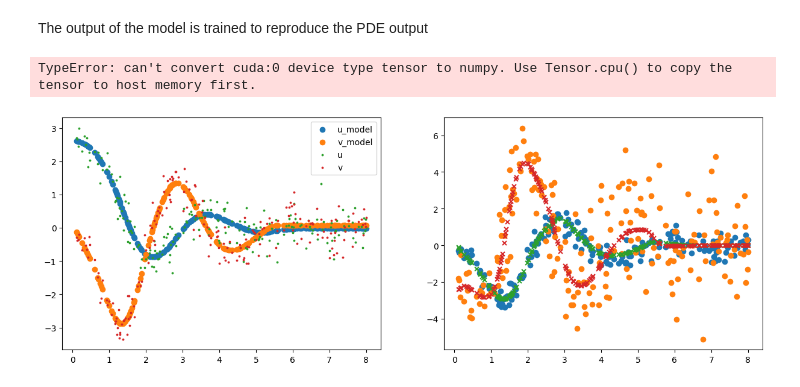
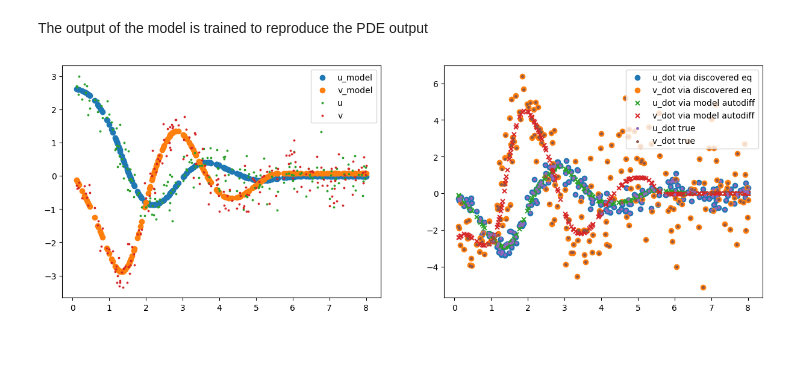
Before and after one commit to cat-on-tree/DeePyMoD, a Jupyter notebook: examples/ODE_2DOF_sparsity.ipynb, the cells around one changed output. Cells and saved outputs as stored; diff of their text form; code cells hidden in the pictures; blank space fills up the shorter version.

```diff
--- a/examples/ODE_2DOF_sparsity.ipynb
+++ b/examples/ODE_2DOF_sparsity.ipynb
@@ -396,6 +396,8 @@ v_t = ['-1.01307*v' '-4.99063*sin(u)']
 # %% [markdown]
 The output of the model is trained to reproduce the PDE output
 # %%
+coords_cpu = dataset.coords.detach().cpu().numpy()
+
 def dU_dt_estimate(U):
     TH = [1, U[0], U[1], np.cos(U[0]), np.sin(U[0])]
     output = []
@@ -404,57 +406,54 @@ def dU_dt_estimate(U):
     ):
         coeffs = coeff_vector.detach().cpu().numpy().squeeze()
         output.append(np.sum(sparse.detach().cpu().numpy() * coeffs * TH))
-    # Here U is a vector such that u=U[0] and v=U[1]. This function should return [u', v']
     return output
 
-coords = dataset.coords.detach().cpu().numpy()
 fig, axs = plt.subplots(1, 2, figsize=(15, 5))
 
 # subfigure 1
 axs[0].scatter(
-    coords,
+    coords_cpu, # 修改处
     model(dataset.coords)[0][:, 0].detach().cpu().numpy(),
     label="u_model",
 )
 axs[0].scatter(
-    coords,
+    coords_cpu, # 修改处
     model(dataset.coords)[0][:, 1].detach().cpu().numpy(),
     label="v_model",
 )
-axs[0].scatter(coords, dataset.data[:, 0].cpu(), label="u", s=3)
-axs[0].scatter(coords, dataset.data[:, 1].cpu(), label="v", s=3)
+axs[0].scatter(coords_cpu, dataset.data[:, 0].detach().cpu().numpy(), label="u", s=3) # 修改处
+axs[0].scatter(coords_cpu, dataset.data[:, 1].detach().cpu().numpy(), label="v", s=3) # 修改处
 axs[0].legend()
 
 # subfigure 2
 deriv_eq_estimate = np.array(
     list(map(dU_dt_estimate, dataset.data.detach().cpu().numpy()))
 )
 deriv_eq_true = np.array(list(map(dU_dt_true, dataset.data.detach().cpu().numpy())))
 
-axs[1].scatter(coords, deriv_eq_estimate[:, 0], label="u_dot via discovered eq")
-axs[1].scatter(coords, deriv_eq_estimate[:, 1], label="v_dot via discovered eq")
+axs[1].scatter(coords_cpu, deriv_eq_estimate[:, 0], label="u_dot via discovered eq") # 修改处
+axs[1].scatter(coords_cpu, deriv_eq_estimate[:, 1], label="v_dot via discovered eq") # 修改处
 
 axs[1].scatter(
-    coords,
+    coords_cpu, # 修改处
     model(dataset.coords)[1][0].detach().cpu().numpy(),
     label="u_dot via model autodiff",
     marker="x",
     s=25,
 )
 axs[1].scatter(
-    coords,
+    coords_cpu, # 修改处
     model(dataset.coords)[1][1].detach().cpu().numpy(),
     label="v_dot via model autodiff",
     marker="x",
     s=25,
 )
 
-axs[1].scatter(dataset.coords, deriv_eq_true[:, 0], label="u_dot true", marker="o", s=6)
-axs[1].scatter(dataset.coords, deriv_eq_true[:, 1], label="v_dot true", marker="o", s=6)
+axs[1].scatter(coords_cpu, deriv_eq_true[:, 0], label="u_dot true", marker="o", s=6) # 修改处
+axs[1].scatter(coords_cpu, deriv_eq_true[:, 1], label="v_dot true", marker="o", s=6) # 修改处
 
 axs[1].legend()
 
 plt.show()
 # %% [output]
-TypeError: can't convert cuda:0 device type tensor to numpy. Use Tensor.cpu() to copy the tensor to host memory first.
-[figure, old version]
+[figure, new version]
```
